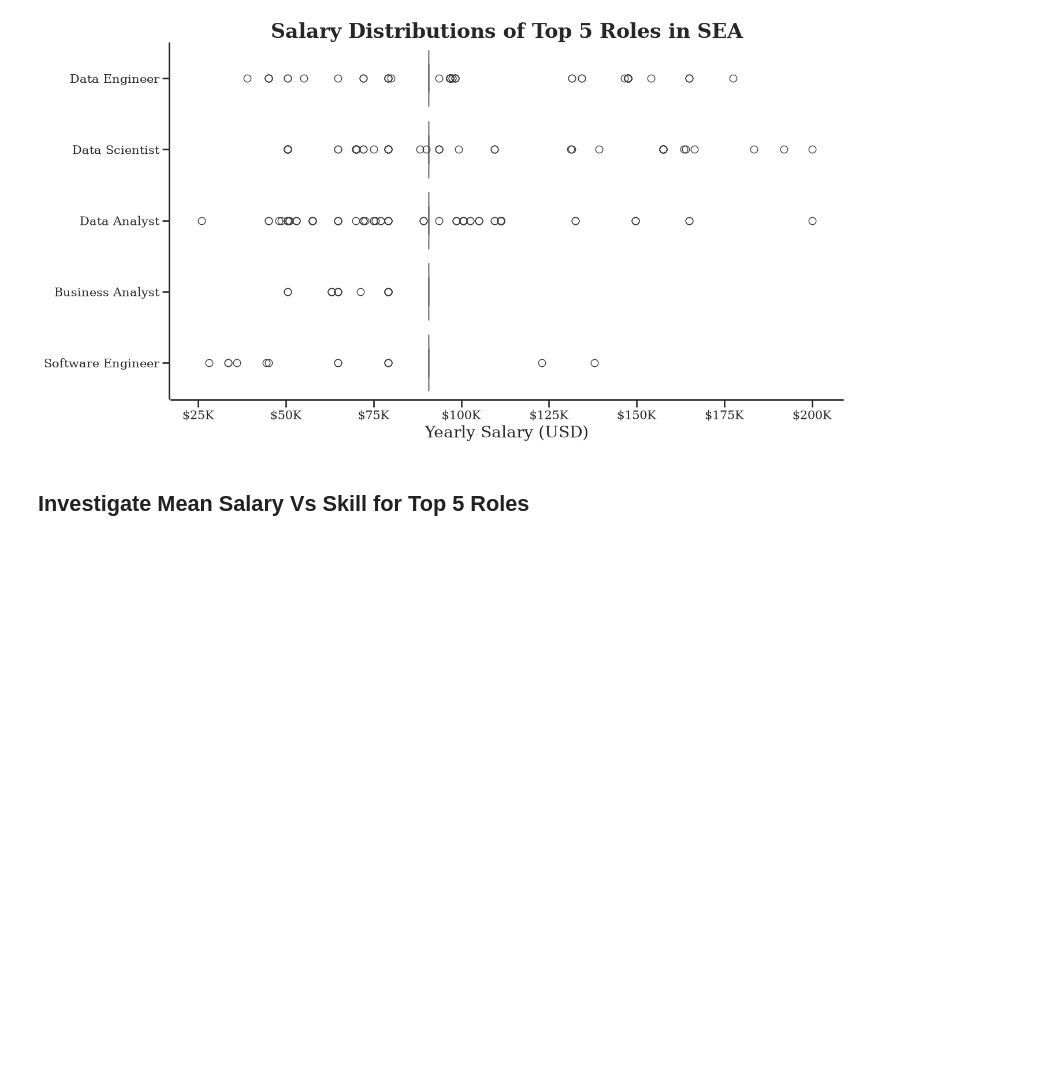
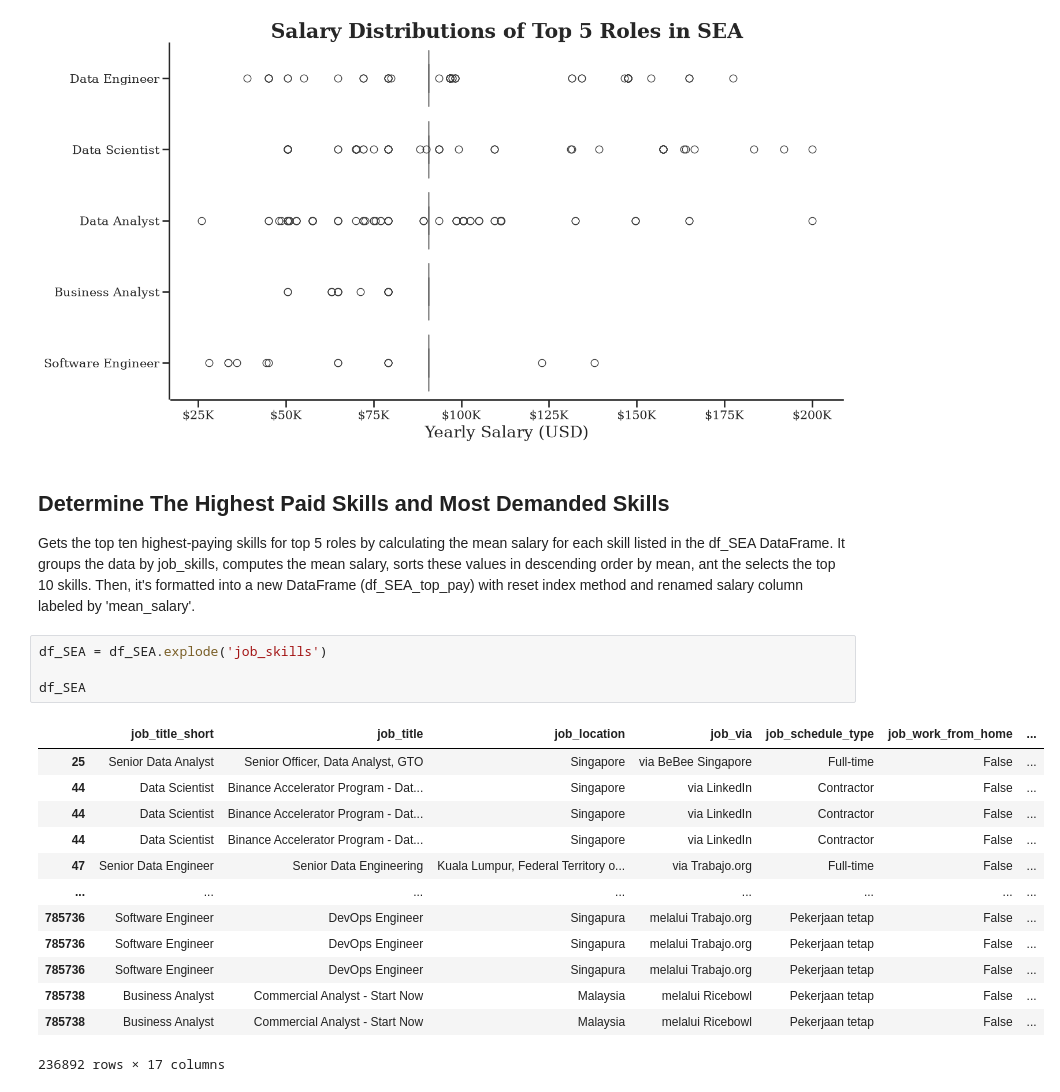
Before and after one commit to JohnnyQuant/Python_Data_Project, a Jupyter notebook: Project/4_Salary_Trend.ipynb, the cells around one changed output. Cells and saved outputs as stored; diff of their text form; blank space fills up the shorter version.

```diff
--- a/Project/4_Salary_Trend.ipynb
+++ b/Project/4_Salary_Trend.ipynb
@@ -107,4 +107,24 @@ plt.show()
 # %% [output]
 [figure]
 # %% [markdown]
-## Investigate Mean Salary Vs Skill for Top 5 Roles
+##  Determine The Highest Paid Skills and Most Demanded Skills
+
+Gets the top ten highest-paying skills for top 5 roles by calculating the mean salary for each skill listed in the df_SEA DataFrame. It groups the data by job_skills, computes the mean salary, sorts these values in descending order by mean, ant the selects the top 10 skills. Then, it's formatted into a new DataFrame (df_SEA_top_pay) with reset index method and renamed salary column labeled by 'mean_salary'.
+# %%
+df_SEA = df_SEA.explode('job_skills')
+
+df_SEA
+# %% [output]
+|  | job_title_short | job_title | job_location | job_via | job_schedule_type | job_work_from_home | ... |
+| 25 | Senior Data Analyst | Senior Officer, Data Analyst, GTO | Singapore | via BeBee Singapore | Full-time | False | ... |
+| 44 | Data Scientist | Binance Accelerator Program - Dat... | Singapore | via LinkedIn | Contractor | False | ... |
+| 44 | Data Scientist | Binance Accelerator Program - Dat... | Singapore | via LinkedIn | Contractor | False | ... |
+| 44 | Data Scientist | Binance Accelerator Program - Dat... | Singapore | via LinkedIn | Contractor | False | ... |
+| 47 | Senior Data Engineer | Senior Data Engineering | Kuala Lumpur, Federal Territory o... | via Trabajo.org | Full-time | False | ... |
+| ... | ... | ... | ... | ... | ... | ... | ... |
+| 785736 | Software Engineer | DevOps Engineer | Singapura | melalui Trabajo.org | Pekerjaan tetap | False | ... |
+| 785736 | Software Engineer | DevOps Engineer | Singapura | melalui Trabajo.org | Pekerjaan tetap | False | ... |
+| 785736 | Software Engineer | DevOps Engineer | Singapura | melalui Trabajo.org | Pekerjaan tetap | False | ... |
+| 785738 | Business Analyst | Commercial Analyst - Start Now | Malaysia | melalui Ricebowl | Pekerjaan tetap | False | ... |
+| 785738 | Business Analyst | Commercial Analyst - Start Now | Malaysia | melalui Ricebowl | Pekerjaan tetap | False | ... |
+236892 rows × 17 columns
```
Also changed, not shown: parts of 5 cells of this notebook.
